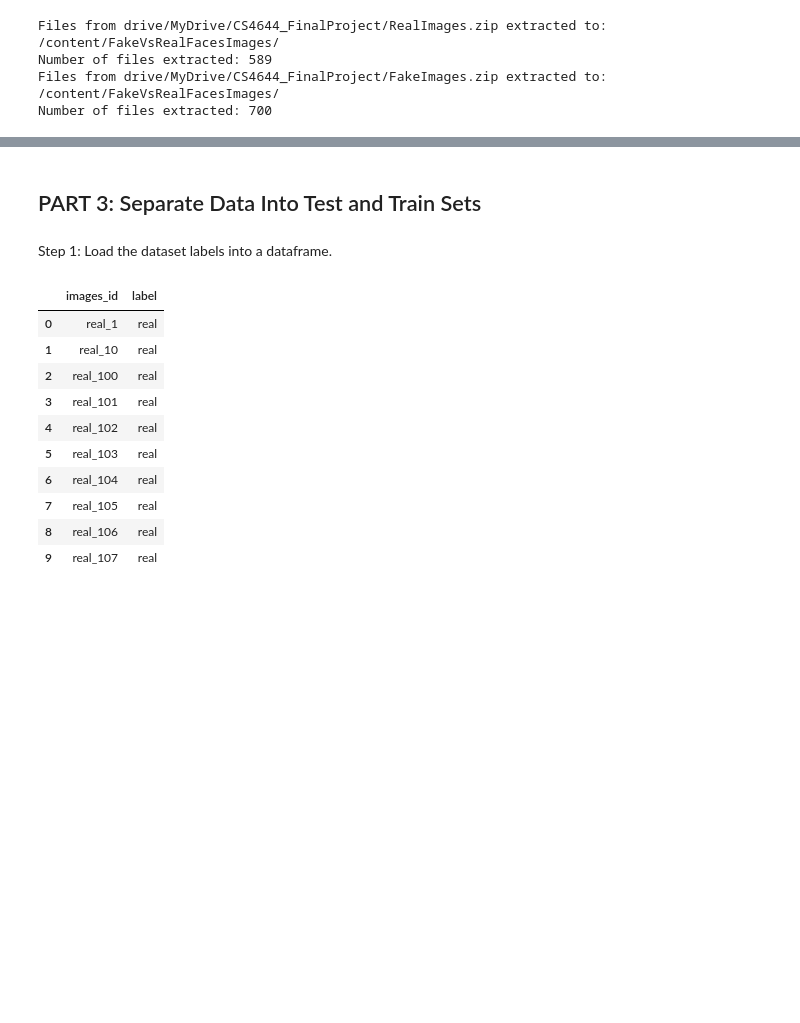
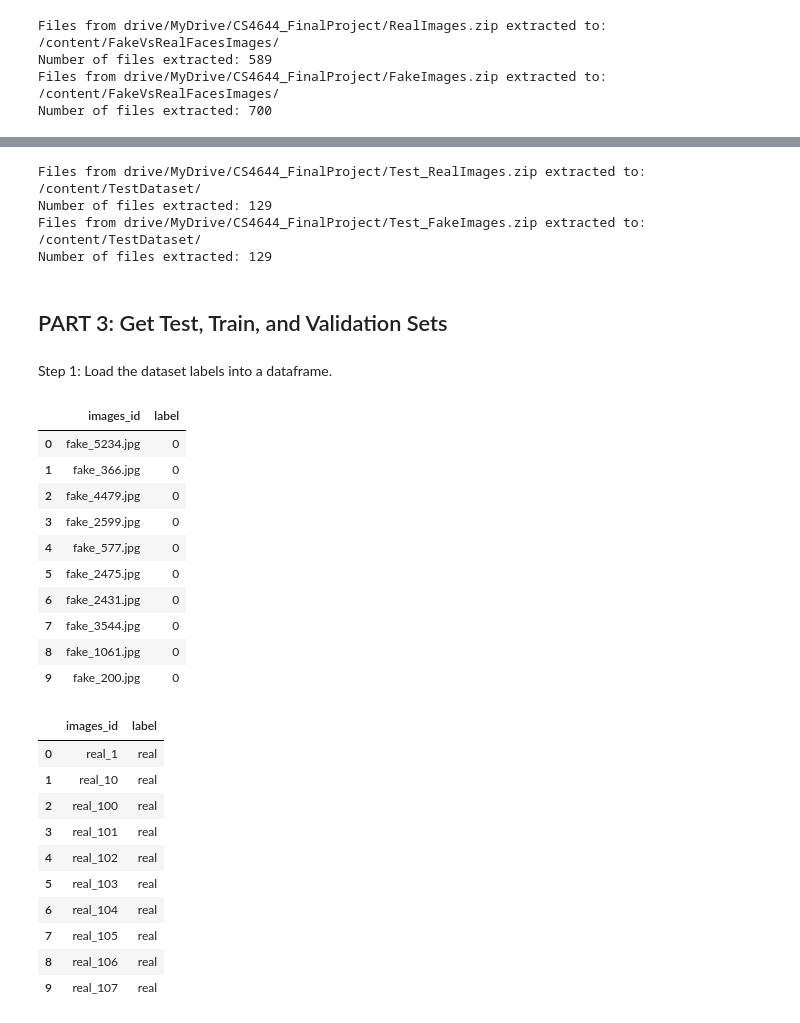
Before and after one commit to EthanNguyen-Tu/CS4644_FinalProject, a Jupyter notebook: CS4644_FinalProject_Models.ipynb, the cells around one changed output, grey strips where cells are left out. Cells and saved outputs as stored; diff of their text form; code cells hidden in the pictures; blank space fills up the shorter version.

Commit message:
feat(Evaluation): Added testing saved trained models with the new test set

```diff
--- a/CS4644_FinalProject_Models.ipynb
+++ b/CS4644_FinalProject_Models.ipynb
@@ -182,0 +218,9 @@ FAKEVREAL_IMAGE_PATH = '/content/FakeVsRealFacesImages/'
+# %%
+file_count = zip_to_colab(project_folder + '/Test_RealImages.zip', 'TestDataset')
+file_count += zip_to_colab(project_folder + '/Test_FakeImages.zip', 'TestDataset')
+assert len(os.listdir('/content/TestDataset/')) == file_count # Check to make sure no files were overridden
+# %% [output]
+Files from drive/MyDrive/CS4644_FinalProject/Test_RealImages.zip extracted to: /content/TestDataset/
+Number of files extracted: 129
+Files from drive/MyDrive/CS4644_FinalProject/Test_FakeImages.zip extracted to: /content/TestDataset/
+Number of files extracted: 129
@@ -183,5 +230,5 @@ FAKEVREAL_IMAGE_PATH = '/content/FakeVsRealFacesImages/'
 # %% [markdown]
-## PART 3: Separate Data Into Test and Train Sets
+## PART 3: Get Test, Train, and Validation Sets
 # %%
 def inspect_df(dataframe, rows=10):
   count_real = dataframe[dataframe['label'] == 1].shape[0]
@@ -194,6 +241,21 @@ def inspect_df(dataframe, rows=10):
   return dataframe.sample(frac=1, random_state=SEED).head(rows)
 # %% [markdown]
 Step 1: Load the dataset labels into a dataframe.
+# %%
+df_TestDataset = pd.read_csv(project_folder + "/test_data.csv")
+df_TestDataset.head(10)
+# %% [output]
+|  | images_id | label |
+| 0 | fake_5234.jpg | 0 |
+| 1 | fake_366.jpg | 0 |
+| 2 | fake_4479.jpg | 0 |
+| 3 | fake_2599.jpg | 0 |
+| 4 | fake_577.jpg | 0 |
+| 5 | fake_2475.jpg | 0 |
+| 6 | fake_2431.jpg | 0 |
+| 7 | fake_3544.jpg | 0 |
+| 8 | fake_1061.jpg | 0 |
+| 9 | fake_200.jpg | 0 |
 # %%
 df_RealVFake = pd.read_csv(project_folder + "/RealVFakeLabels.csv")
 df_RealVFake.head(10)
```
Also changed, not shown: parts of 31 cells of this notebook.
